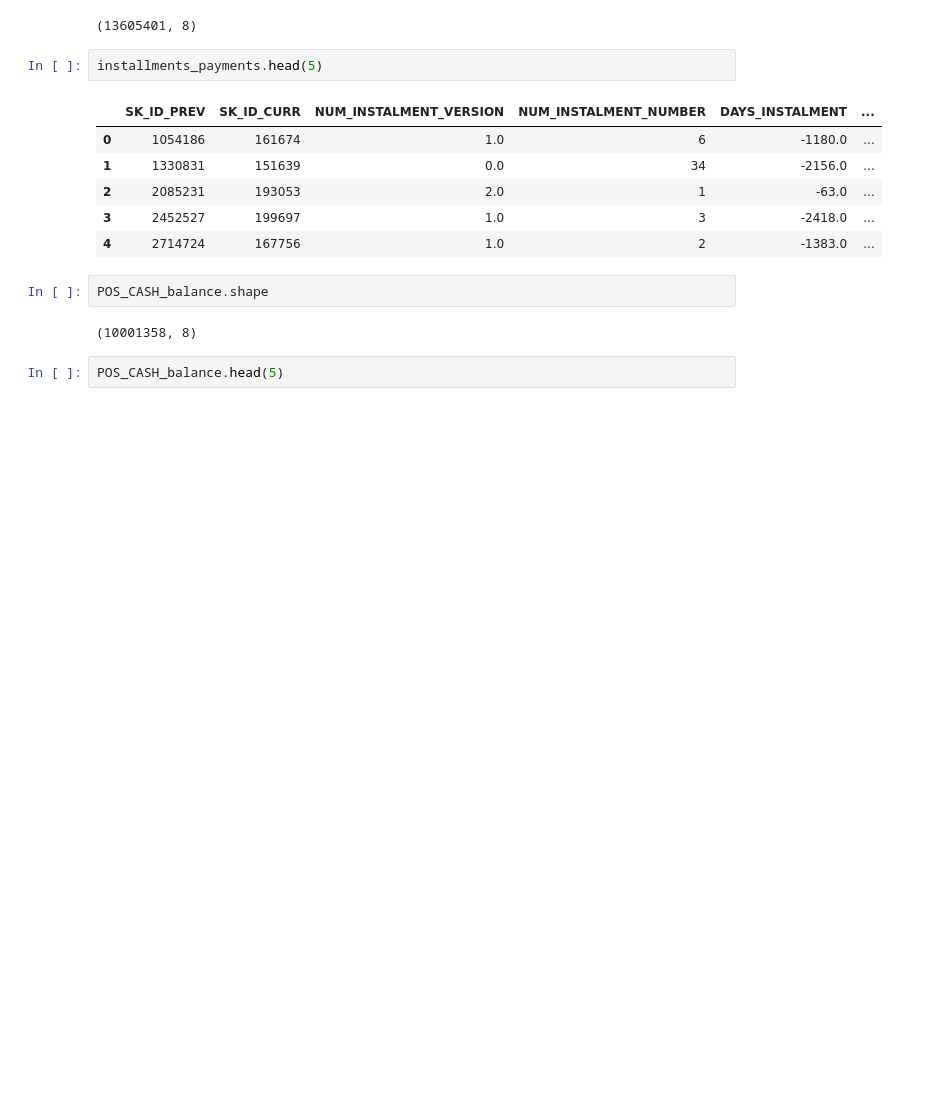
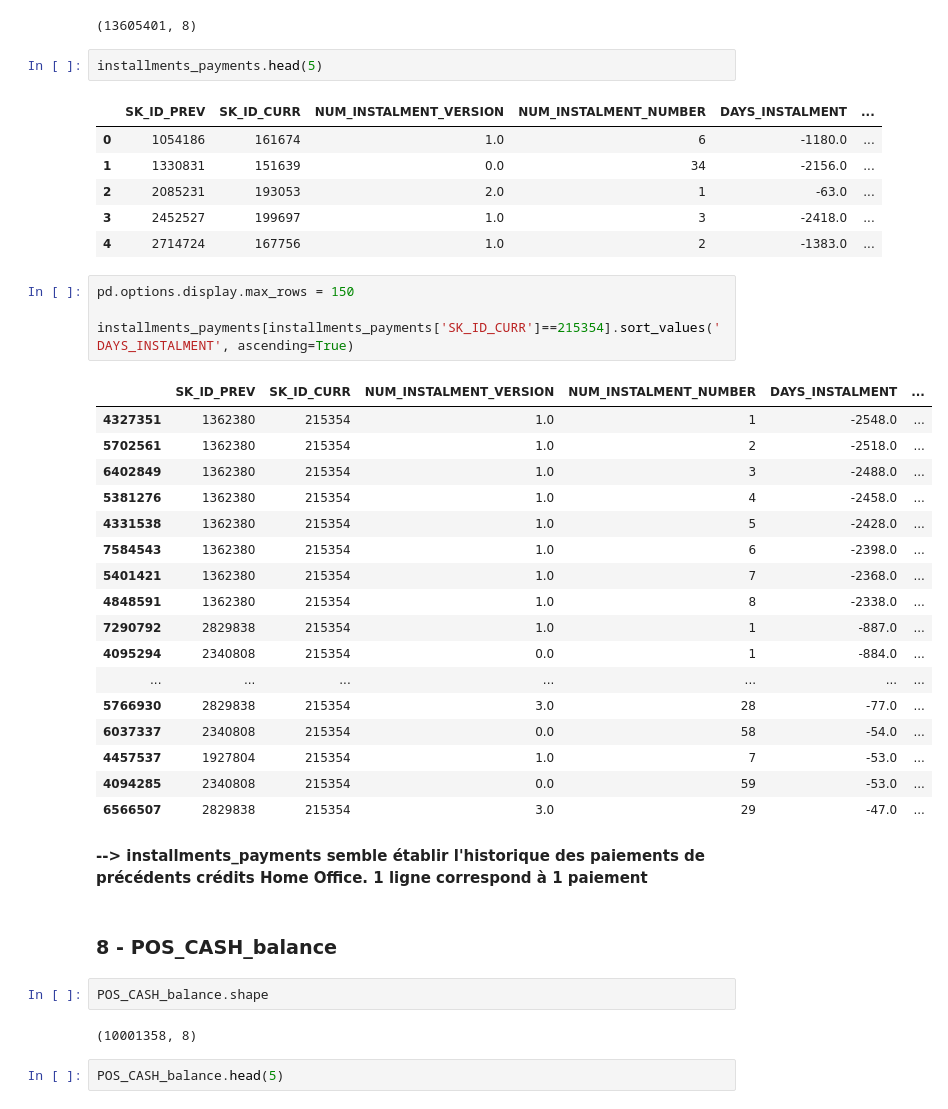
Before and after one commit to martinletouvet/oc_projet7, a Jupyter notebook: P7_Notebook.ipynb, the cells around one changed output. Drawn from its saved outputs; the diff is of its cells as text; blank space fills up the shorter version.

```diff
--- a/P7_Notebook.ipynb
+++ b/P7_Notebook.ipynb
@@ -105,6 +214,32 @@ installments_payments.head(5)
 | 2 | 2085231 | 193053 | 2.0 | 1 | -63.0 | ... |
 | 3 | 2452527 | 199697 | 1.0 | 3 | -2418.0 | ... |
 | 4 | 2714724 | 167756 | 1.0 | 2 | -1383.0 | ... |
+# %%
+pd.options.display.max_rows = 150
+
+installments_payments[installments_payments['SK_ID_CURR']==215354].sort_values('DAYS_INSTALMENT', ascending=True)
+# %% [output]
+|  | SK_ID_PREV | SK_ID_CURR | NUM_INSTALMENT_VERSION | NUM_INSTALMENT_NUMBER | DAYS_INSTALMENT | ... |
+| 4327351 | 1362380 | 215354 | 1.0 | 1 | -2548.0 | ... |
+| 5702561 | 1362380 | 215354 | 1.0 | 2 | -2518.0 | ... |
+| 6402849 | 1362380 | 215354 | 1.0 | 3 | -2488.0 | ... |
+| 5381276 | 1362380 | 215354 | 1.0 | 4 | -2458.0 | ... |
+| 4331538 | 1362380 | 215354 | 1.0 | 5 | -2428.0 | ... |
+| 7584543 | 1362380 | 215354 | 1.0 | 6 | -2398.0 | ... |
+| 5401421 | 1362380 | 215354 | 1.0 | 7 | -2368.0 | ... |
+| 4848591 | 1362380 | 215354 | 1.0 | 8 | -2338.0 | ... |
+| 7290792 | 2829838 | 215354 | 1.0 | 1 | -887.0 | ... |
+| 4095294 | 2340808 | 215354 | 0.0 | 1 | -884.0 | ... |
+| ... | ... | ... | ... | ... | ... | ... |
+| 5766930 | 2829838 | 215354 | 3.0 | 28 | -77.0 | ... |
+| 6037337 | 2340808 | 215354 | 0.0 | 58 | -54.0 | ... |
+| 4457537 | 1927804 | 215354 | 1.0 | 7 | -53.0 | ... |
+| 4094285 | 2340808 | 215354 | 0.0 | 59 | -53.0 | ... |
+| 6566507 | 2829838 | 215354 | 3.0 | 29 | -47.0 | ... |
+# %% [markdown]
+**--> installments_payments semble établir l'historique des paiements de précédents crédits Home Office. 1 ligne correspond à 1 paiement**
+# %% [markdown]
+### 8 - POS_CASH_balance
 # %%
 POS_CASH_balance.shape
 # %% [output]
```
Also changed, not shown: parts of 39 cells of this notebook.
